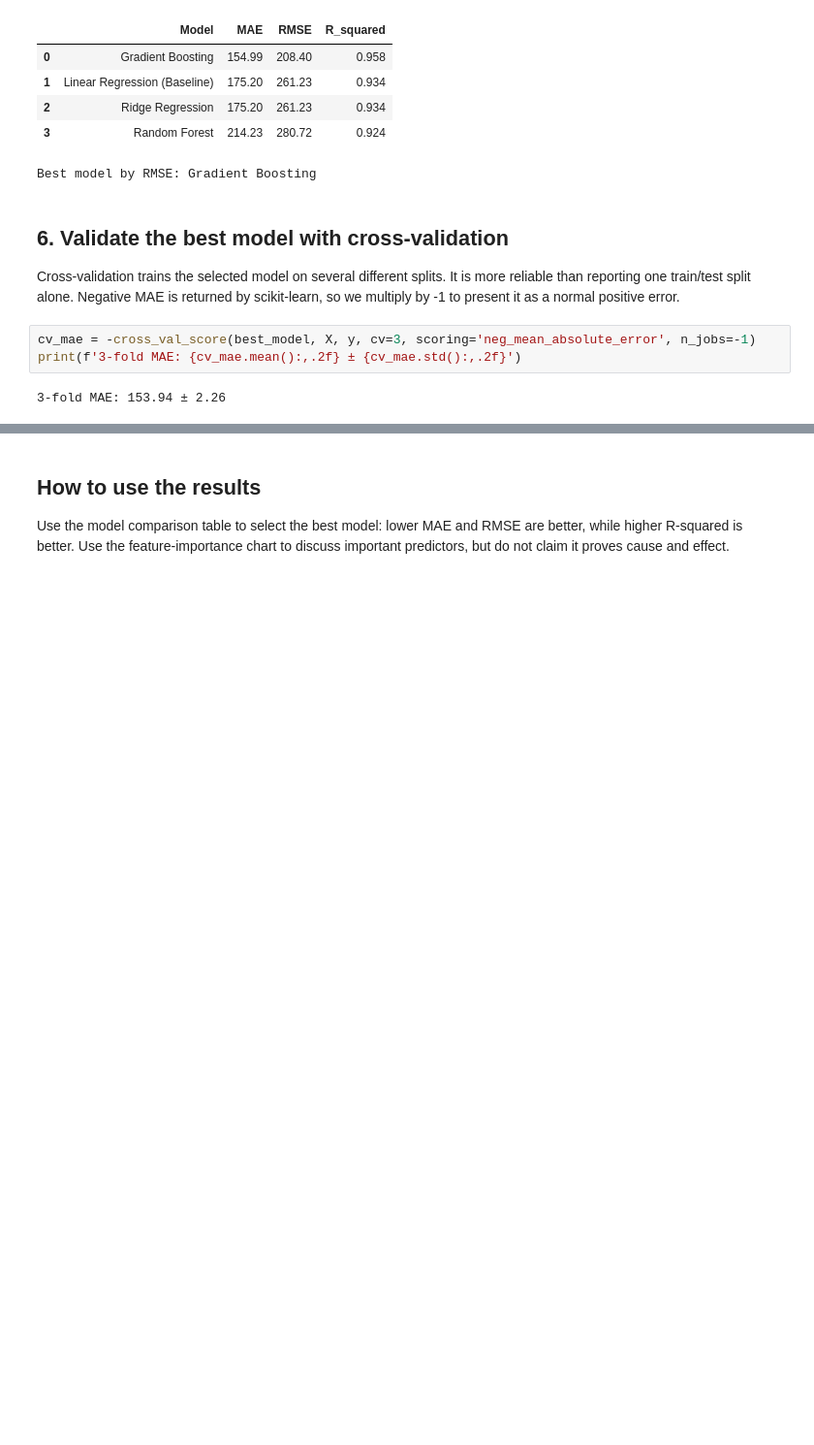
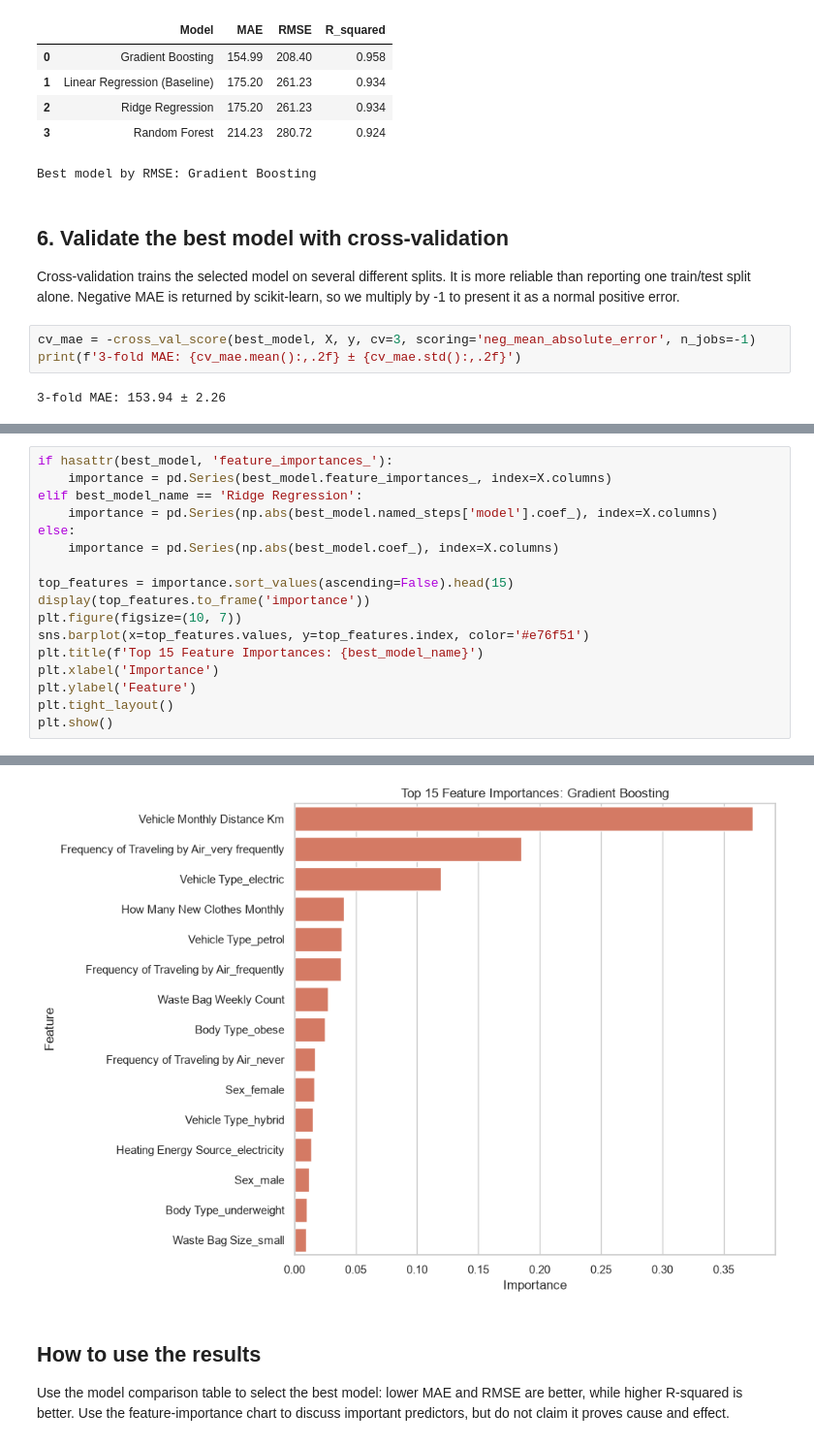
Before and after one commit to SachinCoder11/Regression_Project, a Jupyter notebook: Carbon_Emission_Regression_Model.ipynb, the cells around one changed output, grey strips where cells are left out. Shown at 97% size. Drawn from its saved outputs; the diff is of its cells as text; blank space fills up the shorter version.

```diff
--- a/Carbon_Emission_Regression_Model.ipynb
+++ b/Carbon_Emission_Regression_Model.ipynb
@@ -108,0 +113,18 @@ print(f'3-fold MAE: {cv_mae.mean():,.2f} ± {cv_mae.std():,.2f}')
+# %%
+if hasattr(best_model, 'feature_importances_'):
+    importance = pd.Series(best_model.feature_importances_, index=X.columns)
+elif best_model_name == 'Ridge Regression':
+    importance = pd.Series(np.abs(best_model.named_steps['model'].coef_), index=X.columns)
+else:
+    importance = pd.Series(np.abs(best_model.coef_), index=X.columns)
+
+top_features = importance.sort_values(ascending=False).head(15)
+display(top_features.to_frame('importance'))
+plt.figure(figsize=(10, 7))
+sns.barplot(x=top_features.values, y=top_features.index, color='#e76f51')
+plt.title(f'Top 15 Feature Importances: {best_model_name}')
+plt.xlabel('Importance')
+plt.ylabel('Feature')
+plt.tight_layout()
+plt.show()
+# %% [output]
@@ -109,3 +147,4 @@ print(f'3-fold MAE: {cv_mae.mean():,.2f} ± {cv_mae.std():,.2f}')
+[figure, added]
 # %% [markdown]
 ## How to use the results
 
```
Also changed, not shown: parts of 2 cells of this notebook.
